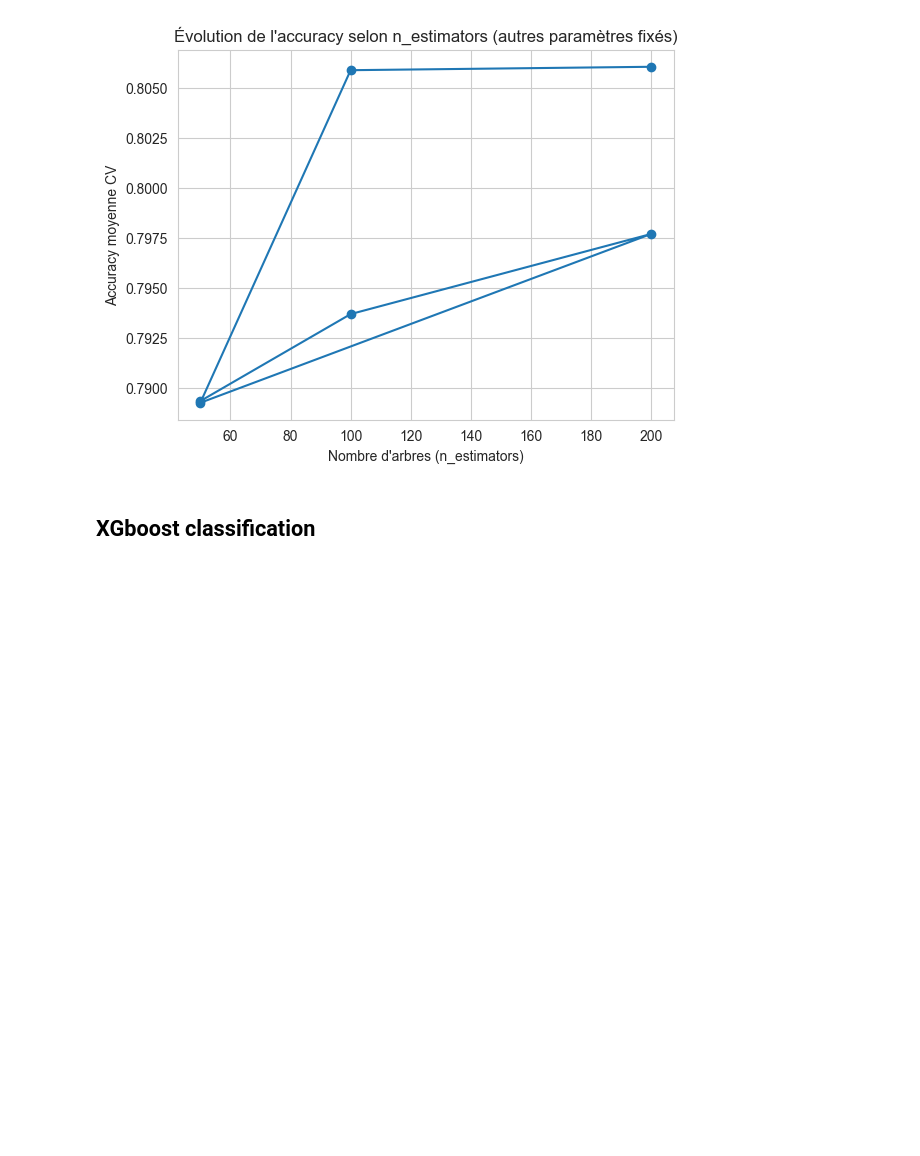
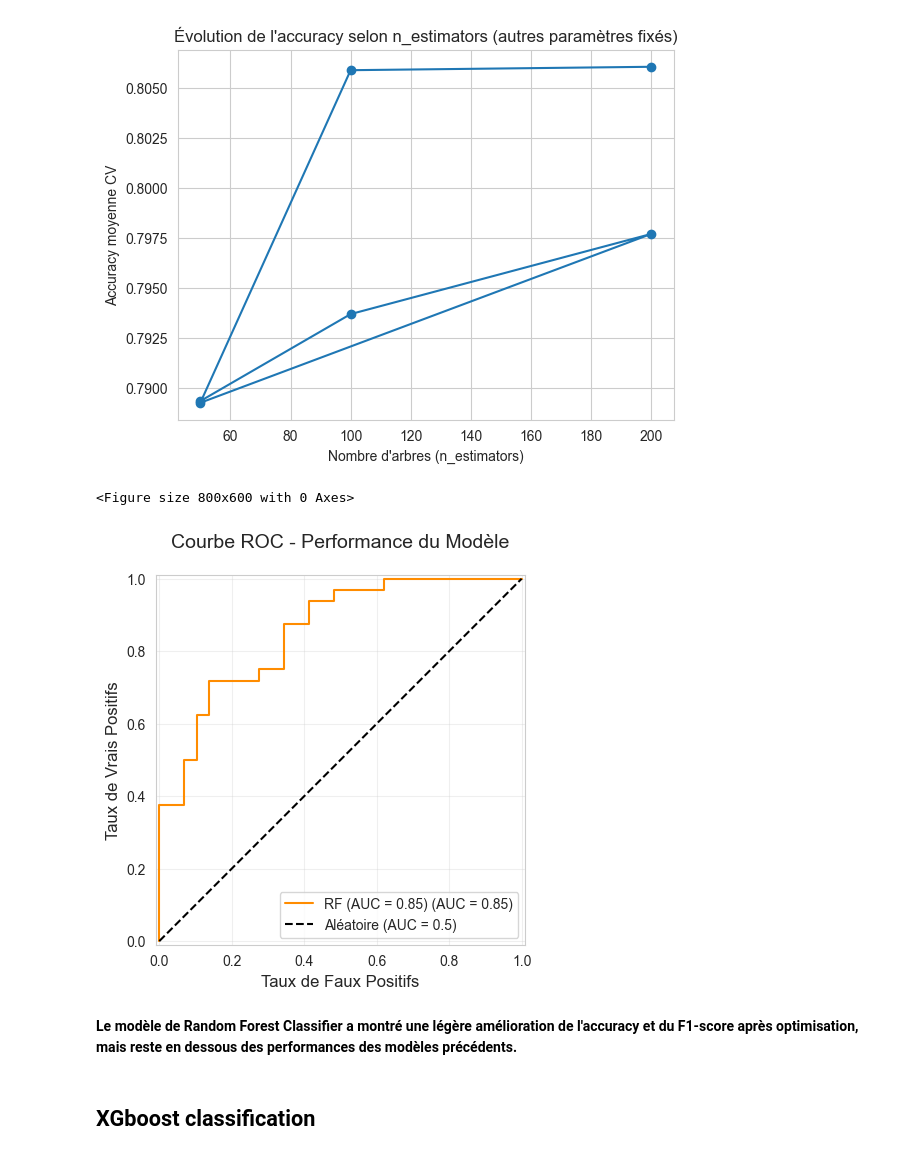
Before and after one commit to GADO-Seman-Giovanni-Jocelyn/Projet_ML_2, a Jupyter notebook: Notebook/Modelisation.ipynb, the cells around one changed output. Drawn from its saved outputs; the diff is of its cells as text; code cells hidden in the pictures; blank space fills up the shorter version.

```diff
--- a/Notebook/Modelisation.ipynb
+++ b/Notebook/Modelisation.ipynb
@@ -531,6 +591,30 @@ plt.show()
 | weighted avg | 0.76 | 0.74 | 0.73 | 61.00 |
 [figure]
 [figure]
+# %%
+best_rf = grid_search_rf.best_estimator_
+y_proba = best_rf.predict_proba(X_test)[:, 1]
+# 3. Courbe ROC
+plt.figure(figsize=(8, 6))
+RocCurveDisplay.from_estimator(
+    best_rf,
+    X_test,
+    y_test,
+    name=f'RF (AUC = {roc_auc_score(y_test, y_proba):.2f})',
+    color='darkorange'
+)
+plt.plot([0, 1], [0, 1], 'k--', label='Aléatoire (AUC = 0.5)')
+plt.xlabel('Taux de Faux Positifs', fontsize=12)
+plt.ylabel('Taux de Vrais Positifs', fontsize=12)
+plt.title('Courbe ROC - Performance du Modèle', pad=20, fontsize=14)
+plt.legend(loc='lower right')
+plt.grid(True, alpha=0.3)
+plt.show()
+# %% [output]
+<Figure size 800x600 with 0 Axes>
+[figure, added]
+# %% [markdown]
+**Le modèle de Random Forest Classifier a montré une légère amélioration de l'accuracy et du F1-score après optimisation, mais reste en dessous des performances des modèles précédents.**
 # %% [markdown]
 ## **XGboost classification**
 # %%
```
Also changed, not shown: parts of 18 cells of this notebook.
